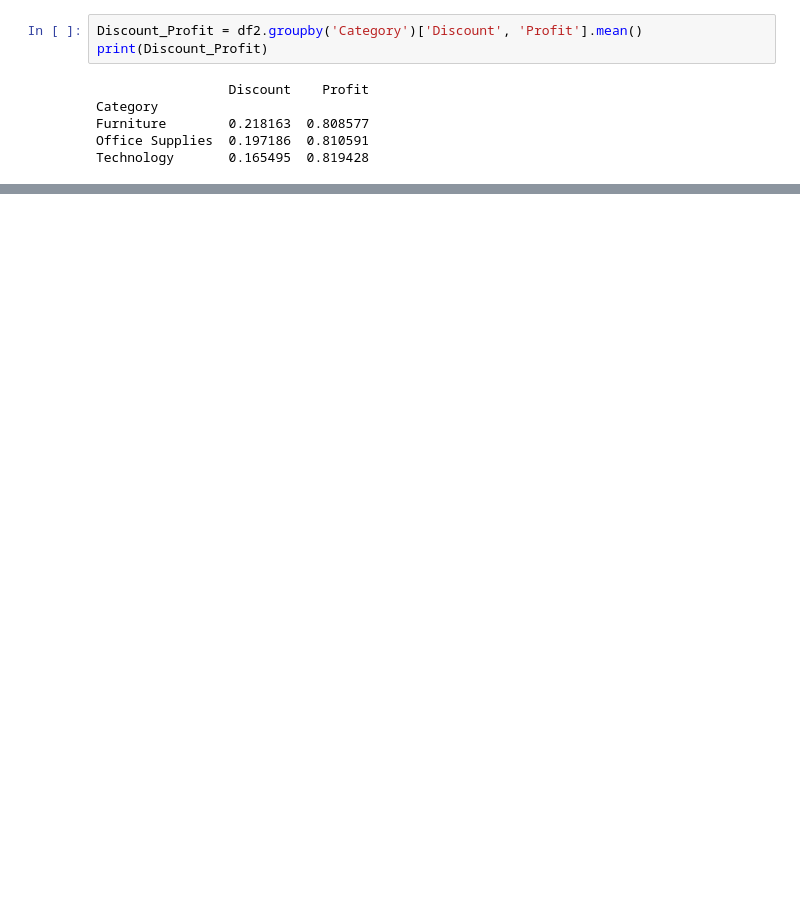
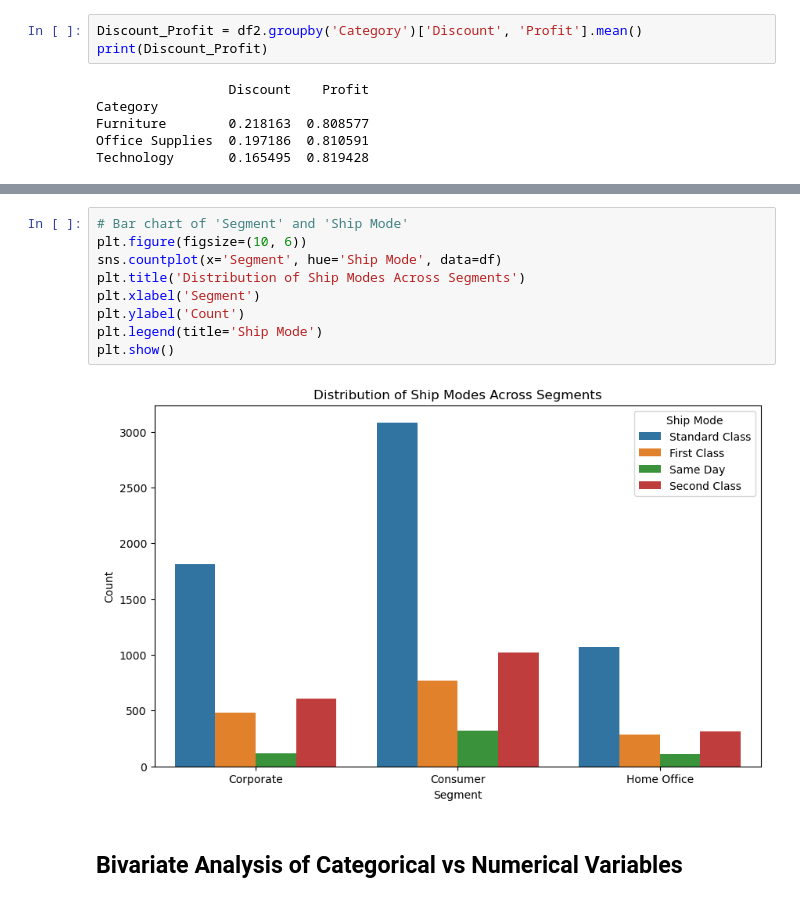
Before and after one commit to hennypurwadi/771951_Dataset_Analysis, a Jupyter notebook: 202370140_analysing_1.ipynb, the cells around one changed output, grey strips where cells are left out. Saved outputs shown, nothing was run; the diff lists cells and outputs as text; blank space fills up the shorter version.

```diff
--- a/202370140_analysing_1.ipynb
+++ b/202370140_analysing_1.ipynb
@@ -149,0 +182,13 @@ Profit   -0.973353  1.000000
+# %%
+# Bar chart of 'Segment' and 'Ship Mode'
+plt.figure(figsize=(10, 6))
+sns.countplot(x='Segment', hue='Ship Mode', data=df)
+plt.title('Distribution of Ship Modes Across Segments')
+plt.xlabel('Segment')
+plt.ylabel('Count')
+plt.legend(title='Ship Mode')
+plt.show()
+# %% [output]
+[figure, added]
+# %% [markdown]
+## Bivariate Analysis of Categorical vs Numerical Variables
```
Also changed, not shown: parts of 37 cells of this notebook.
